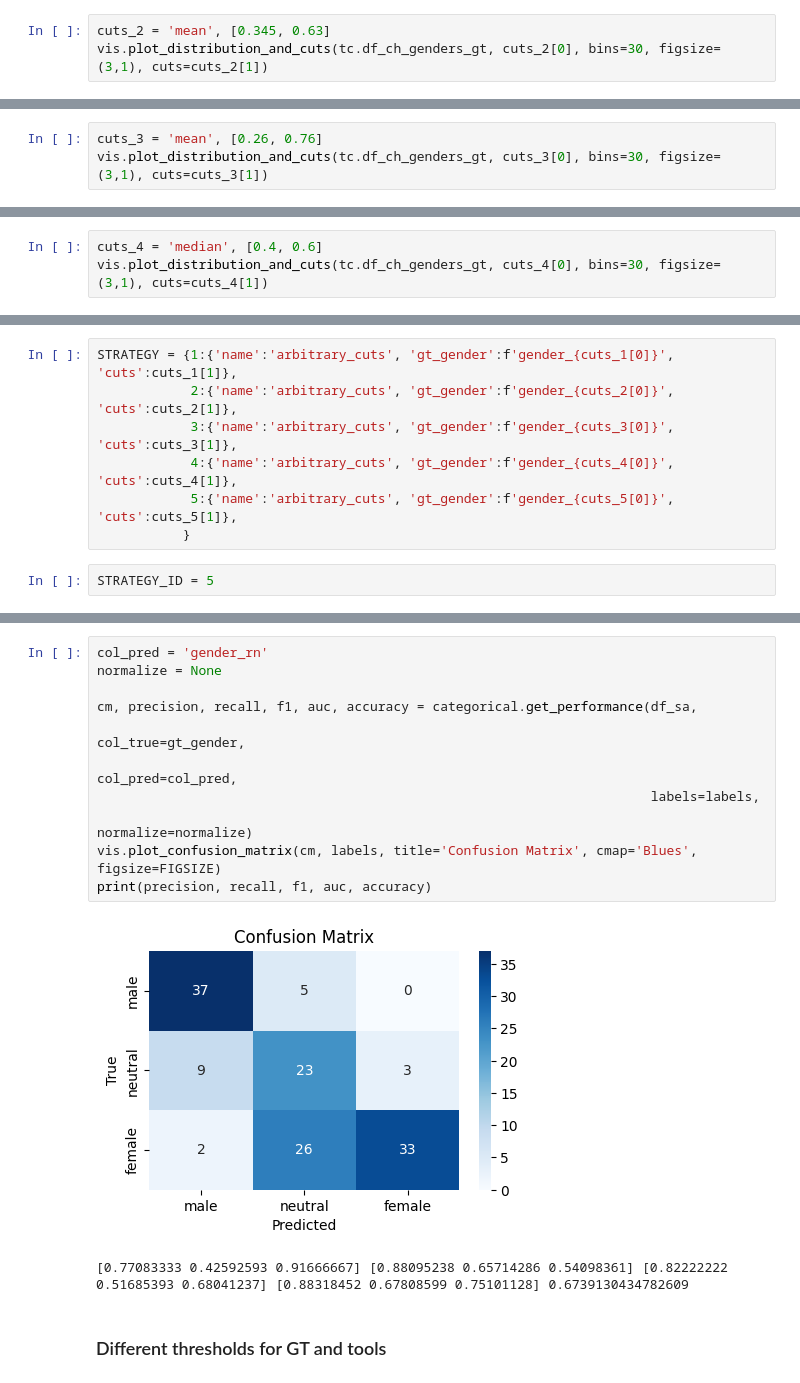
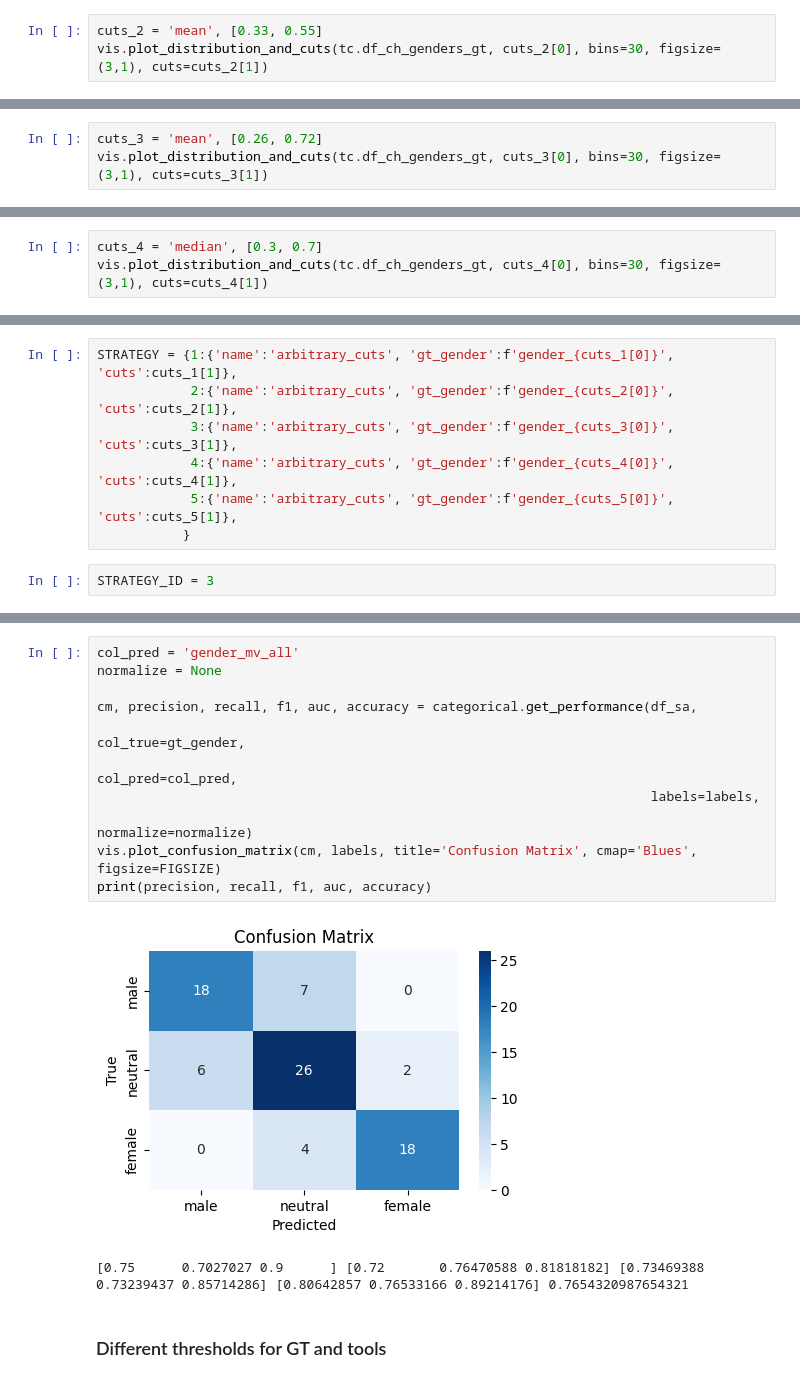
Before and after one commit to CSHVienna/chinese-names-gender, a Jupyter notebook: code/notebooks/chinese_gender_comparison.ipynb, the cells around one changed output, grey strips where cells are left out. Drawn from its saved outputs; the diff is of its cells as text.

```diff
--- a/code/notebooks/chinese_gender_comparison.ipynb
+++ b/code/notebooks/chinese_gender_comparison.ipynb
@@ -272,4 +271,4 @@ vis.plot_distribution_and_cuts(tc.df_ch_genders_gt, cuts_1[0], bins=30, figsize=
 # %%
-cuts_2 = 'mean', [0.345, 0.63]
+cuts_2 = 'mean', [0.33, 0.55]
 vis.plot_distribution_and_cuts(tc.df_ch_genders_gt, cuts_2[0], bins=30, figsize=(3,1), cuts=cuts_2[1])
 # %% [output]
@@ -277,4 +276,4 @@ vis.plot_distribution_and_cuts(tc.df_ch_genders_gt, cuts_2[0], bins=30, figsize=
 # %%
-cuts_3 = 'mean', [0.26, 0.76]
+cuts_3 = 'mean', [0.26, 0.72]
 vis.plot_distribution_and_cuts(tc.df_ch_genders_gt, cuts_3[0], bins=30, figsize=(3,1), cuts=cuts_3[1])
 # %% [output]
@@ -282,4 +281,4 @@ vis.plot_distribution_and_cuts(tc.df_ch_genders_gt, cuts_3[0], bins=30, figsize=
 # %%
-cuts_4 = 'median', [0.4, 0.6]
+cuts_4 = 'median', [0.3, 0.7]
 vis.plot_distribution_and_cuts(tc.df_ch_genders_gt, cuts_4[0], bins=30, figsize=(3,1), cuts=cuts_4[1])
 # %% [output]
@@ -299,7 +298,7 @@ STRATEGY = {1:{'name':'arbitrary_cuts', 'gt_gender':f'gender_{cuts_1[0]}', 'cuts
             5:{'name':'arbitrary_cuts', 'gt_gender':f'gender_{cuts_5[0]}', 'cuts':cuts_5[1]},
            }
 # %%
-STRATEGY_ID = 5
+STRATEGY_ID = 3
 # %%
 
 cuts = STRATEGY[STRATEGY_ID]['cuts']
@@ -335,17 +334,17 @@ df_comparison
 # %%
-col_pred = 'gender_rn'
+col_pred = 'gender_mv_all'
 normalize = None
 
 cm, precision, recall, f1, auc, accuracy = categorical.get_performance(df_sa,
                                                                        col_true=gt_gender,
                                                                        col_pred=col_pred,
                                                                        labels=labels,
                                                                        normalize=normalize)
 vis.plot_confusion_matrix(cm, labels, title='Confusion Matrix', cmap='Blues', figsize=FIGSIZE)
 print(precision, recall, f1, auc, accuracy)
 # %% [output]
-[figure, old version]
+[figure, new version]
-[0.77083333 0.42592593 0.91666667] [0.88095238 0.65714286 0.54098361] [0.82222222 0.51685393 0.68041237] [0.88318452 0.67808599 0.75101128] 0.6739130434782609
+[0.75      0.7027027 0.9      ] [0.72       0.76470588 0.81818182] [0.73469388 0.73239437 0.85714286] [0.80642857 0.76533166 0.89214176] 0.7654320987654321
 # %% [markdown]
 ### Different thresholds for  GT and tools
 # %%
```
Also changed, not shown: parts of 24 cells of this notebook, 5 other files.
